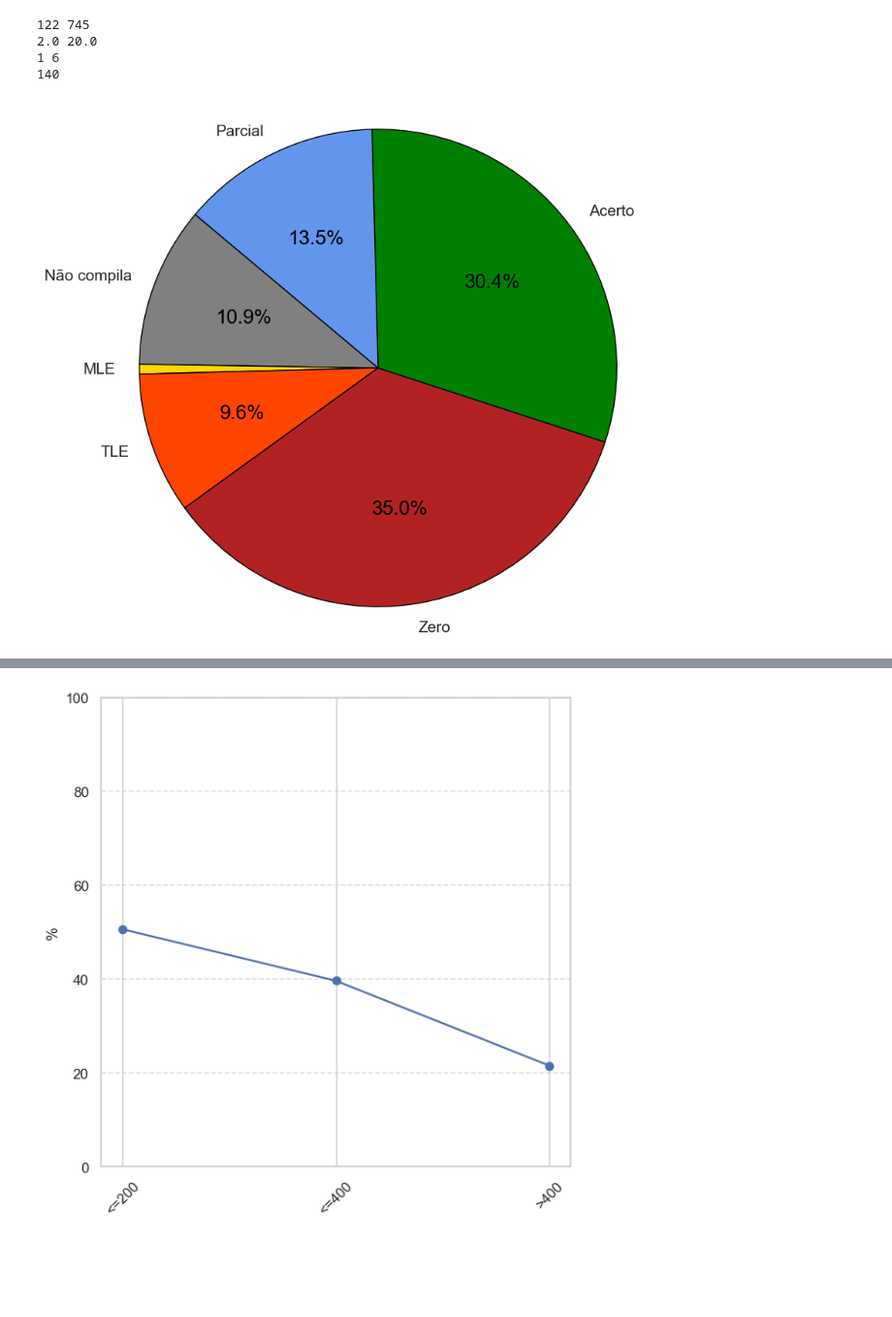
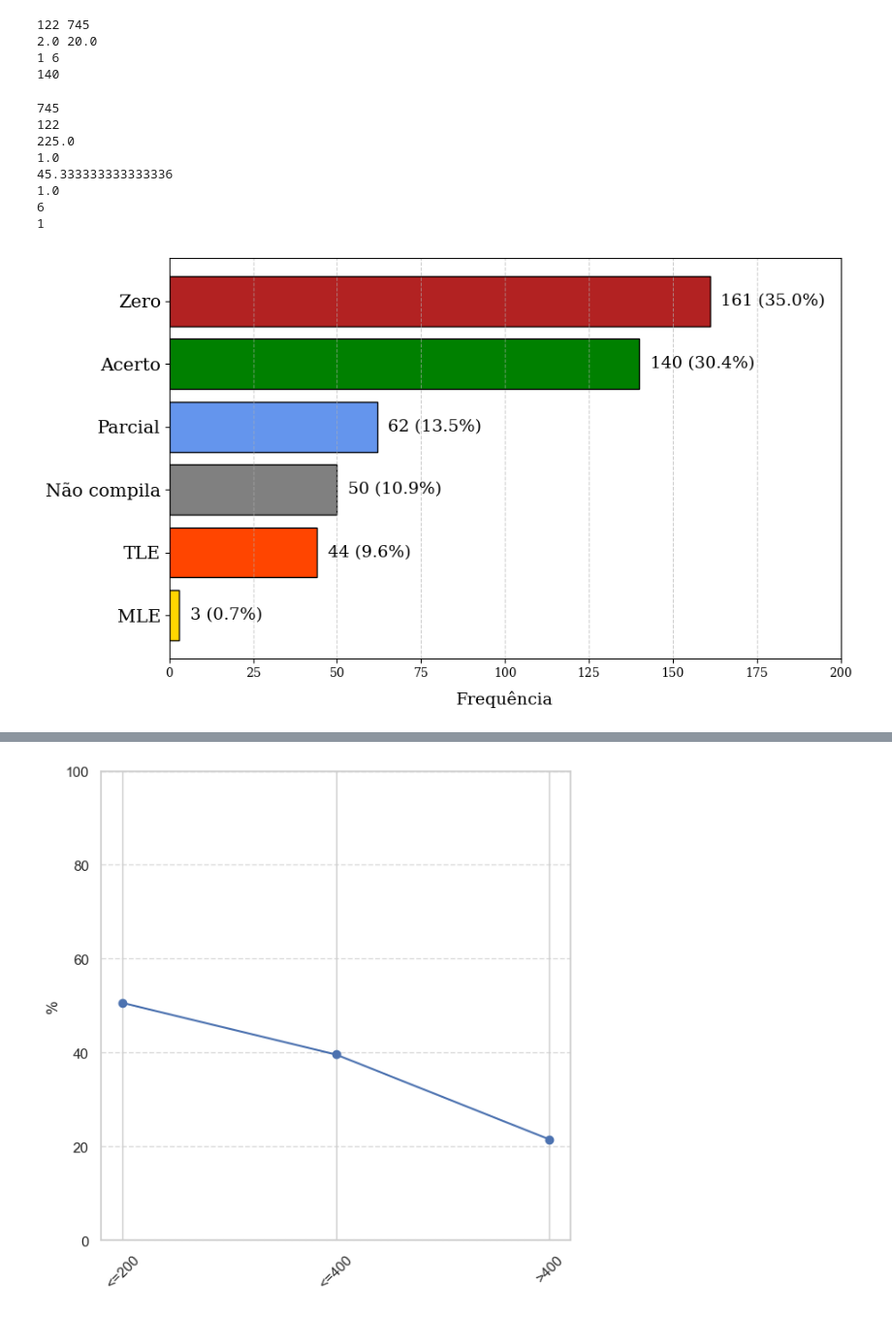
Before and after one commit to andre-n-alcantara/IC, a Jupyter notebook: report.ipynb, the cells around one changed output, grey strips where cells are left out. Shown at 97% size. Saved outputs shown, nothing was run; the diff lists cells and outputs as text; code cells hidden in the pictures; blank space fills up the shorter version.

```diff
--- a/report.ipynb
+++ b/report.ipynb
@@ -227,41 +227,65 @@ print((df["pontuacao"]==100).sum())
 2.0 20.0
 1 6
 140
+# %%
+enunciados = [info[codigo]['len_enunciado'] for codigo in codigos]
+print(max(enunciados))
+print(min(enunciados))
+entradas = [info[codigo]['len_entrada'] for codigo in codigos]
+print(max(entradas))
+print(min(entradas))
+saidas = [info[codigo]['len_saida'] for codigo in codigos]
+print(max(saidas))
+print(min(saidas))
+exemplos = [info[codigo]['n_exemplos'] for codigo in codigos]
+print(max(exemplos))
+print(min(exemplos))
+# %% [output]
+745
+122
+225.0
+1.0
+45.333333333333336
+1.0
+6
+1
 # %%
-import matplotlib.pyplot as plt
-import numpy as np
+plt.rcParams["font.family"] = "serif"
+comp_false = (df["comp"]==False).sum()
+tle = (df.index.isin(list_TLE)).sum()
+mle = (df.index.isin(list_MLE)).sum()
+score0 = ((df["comp"]==True) & (~df.index.isin(list_TLE)) & (~df.index.isin(list_MLE)) & (df["pontuacao"]==0)).sum()
+score100 = (df["pontuacao"]==100).sum()
+other = len(df) - score100 - score0 - comp_false - tle - mle
 
-def plot_pie(df):
-    """Helper function to generate a pie chart with optimal readability for scientific articles."""
-    comp_false = (df["comp"]==False).sum()
-    tle = (df.index.isin(list_TLE)).sum()
-    mle = (df.index.isin(list_MLE)).sum()
-    score0 = ((df["comp"]==True) & (~df.index.isin(list_TLE)) & (~df.index.isin(list_MLE)) & (df["pontuacao"]==0)).sum()
-    score100 = (df["pontuacao"]==100).sum()
-    other = len(df) - score100 - score0 - comp_false - tle - mle
+# Dados
+labels = ["Não compila", "MLE", "TLE", "Zero", "Acerto", "Parcial"]
+sizes = [comp_false, mle, tle, score0, score100, other]
+colors = ['gray', 'gold', 'orangered', 'firebrick', 'green', 'cornflowerblue']
 
-    labels = ["Não compila",  "MLE", "TLE","Zero", "Acerto", "Parcial"]
-    sizes = [comp_false,  mle , tle, score0, score100, other]
-    colors = ['gray', 'gold', 'orangered', 'firebrick', 'green', 'cornflowerblue']  # Meaningful colors
+# Ordenando do maior para o menor (opcional)
+sorted_indices = np.argsort(sizes)[::-1]
+labels = [labels[i] for i in sorted_indices]
+sizes = [sizes[i] for i in sorted_indices]
+colors = [colors[i] for i in sorted_indices]
 
-    fig, ax = plt.subplots(figsize=(9, 9))
-    wedges, texts, autotexts = ax.pie(
-        sizes, labels=labels, autopct=lambda p: f'{p:.1f}%' if p > 5 else '',
-        startangle=140, colors=colors, wedgeprops={'linewidth': 1, 'edgecolor': 'black'},
-        textprops={'fontsize': 15}
-    )
+# Criando o gráfico
+fig, ax = plt.subplots(figsize=(10, 6))
+bars = ax.barh(labels, sizes, color=colors, edgecolor='black')
 
-    # Adjust text visibility
-    for autotext in autotexts:
-        autotext.set_color('black')  # Ensure good contrast
-        autotext.set_fontsize(19)
+# Adicionando os valores nas barras
+for bar, size in zip(bars, sizes):
+    ax.text(bar.get_width() + max(sizes) * 0.02, bar.get_y() + bar.get_height()/2,
+            f"{size} ({size/sum(sizes)*100:.1f}%)", va='center', fontsize=14)
 
-    plt.axis('equal')  # Keep circular shape
-    plt.show()
-
-plot_pie(df)
+ax.set_xlabel("Frequência", fontsize=14, labelpad=10)
+ax.set_yticklabels(labels, fontsize=15)
+ax.set_xlim(0, 200)
+plt.gca().invert_yaxis()  # Inverte a ordem para manter do maior para o menor
+plt.grid(axis='x', linestyle='--', alpha=0.6)
+plt.show()
 # %% [output]
-[figure, old version]
+[figure, new version]
 # %%
 
 data1 = [
```
Also changed, not shown: parts of 9 cells of this notebook.
